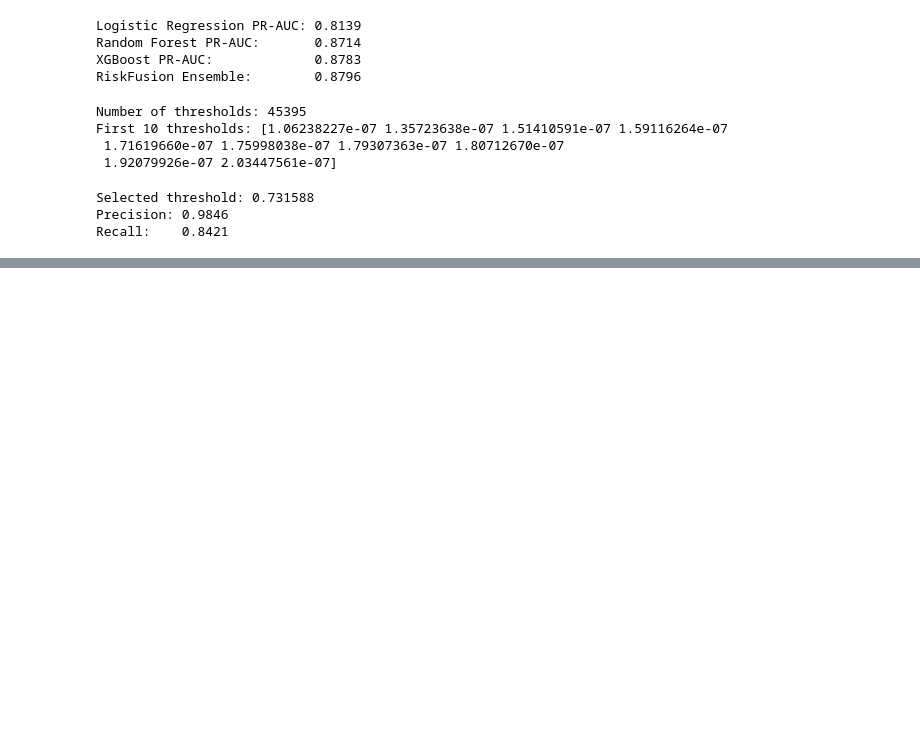
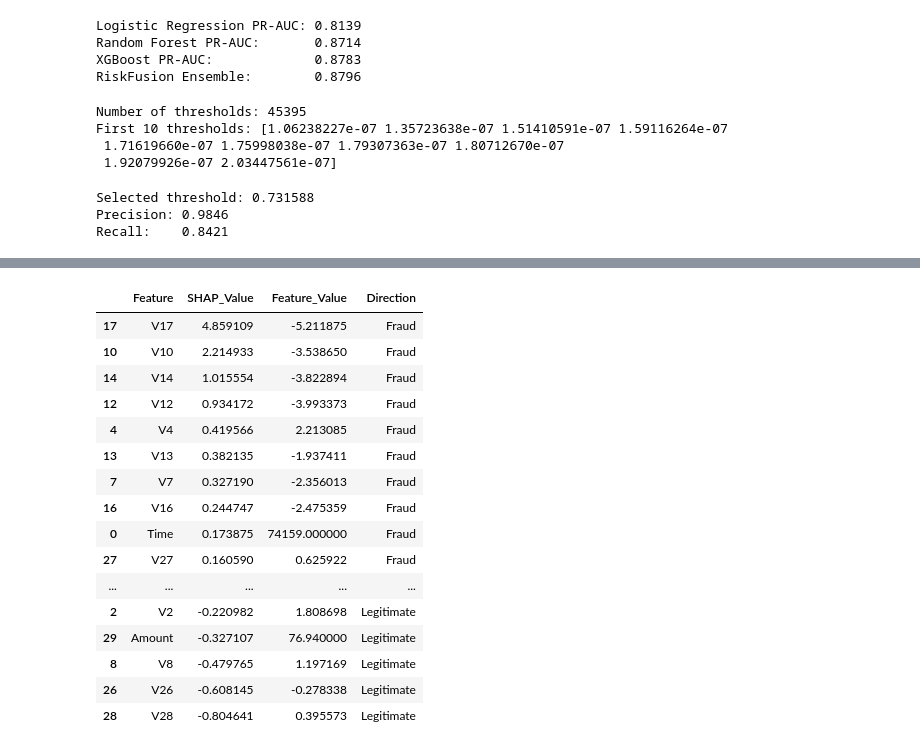
Before and after one commit to priyanshu-sahani-10/RiskFusion, a Jupyter notebook: notebooks/01_eda.ipynb, the cells around one changed output, grey strips where cells are left out. Cells and saved outputs as stored; diff of their text form; code cells hidden in the pictures; blank space fills up the shorter version.

```diff
--- a/notebooks/01_eda.ipynb
+++ b/notebooks/01_eda.ipynb
@@ -700,0 +897,37 @@ Recall:    0.8421
+# %%
+feature_contributions = pd.DataFrame({
+    "Feature": sample_transaction.columns,
+    "SHAP_Value": sample_shap_values[0],
+    "Feature_Value": sample_transaction.iloc[0].values
+})
+
+feature_contributions["Direction"] = np.where(
+    feature_contributions["SHAP_Value"] > 0,
+    "Fraud",
+    "Legitimate"
+)
+
+feature_contributions = feature_contributions.sort_values(
+    "SHAP_Value",
+    ascending=False
+)
+
+feature_contributions
+# %% [output]
+|  | Feature | SHAP_Value | Feature_Value | Direction |
+| 17 | V17 | 4.859109 | -5.211875 | Fraud |
+| 10 | V10 | 2.214933 | -3.538650 | Fraud |
+| 14 | V14 | 1.015554 | -3.822894 | Fraud |
+| 12 | V12 | 0.934172 | -3.993373 | Fraud |
+| 4 | V4 | 0.419566 | 2.213085 | Fraud |
+| 13 | V13 | 0.382135 | -1.937411 | Fraud |
+| 7 | V7 | 0.327190 | -2.356013 | Fraud |
+| 16 | V16 | 0.244747 | -2.475359 | Fraud |
+| 0 | Time | 0.173875 | 74159.000000 | Fraud |
+| 27 | V27 | 0.160590 | 0.625922 | Fraud |
+| ... | ... | ... | ... | ... |
+| 2 | V2 | -0.220982 | 1.808698 | Legitimate |
+| 29 | Amount | -0.327107 | 76.940000 | Legitimate |
+| 8 | V8 | -0.479765 | 1.197169 | Legitimate |
+| 26 | V26 | -0.608145 | -0.278338 | Legitimate |
+| 28 | V28 | -0.804641 | 0.395573 | Legitimate |
```
Also changed, not shown: parts of 17 cells of this notebook, 4 other files.
